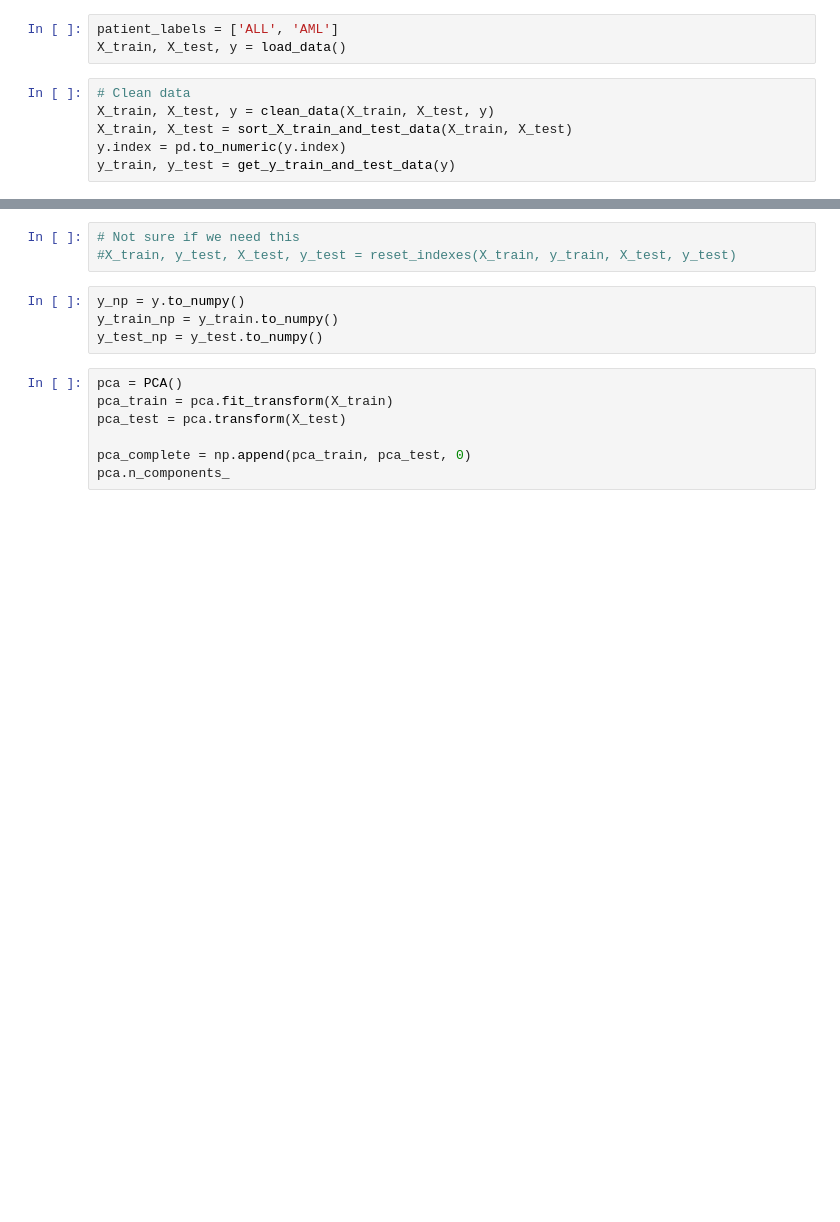
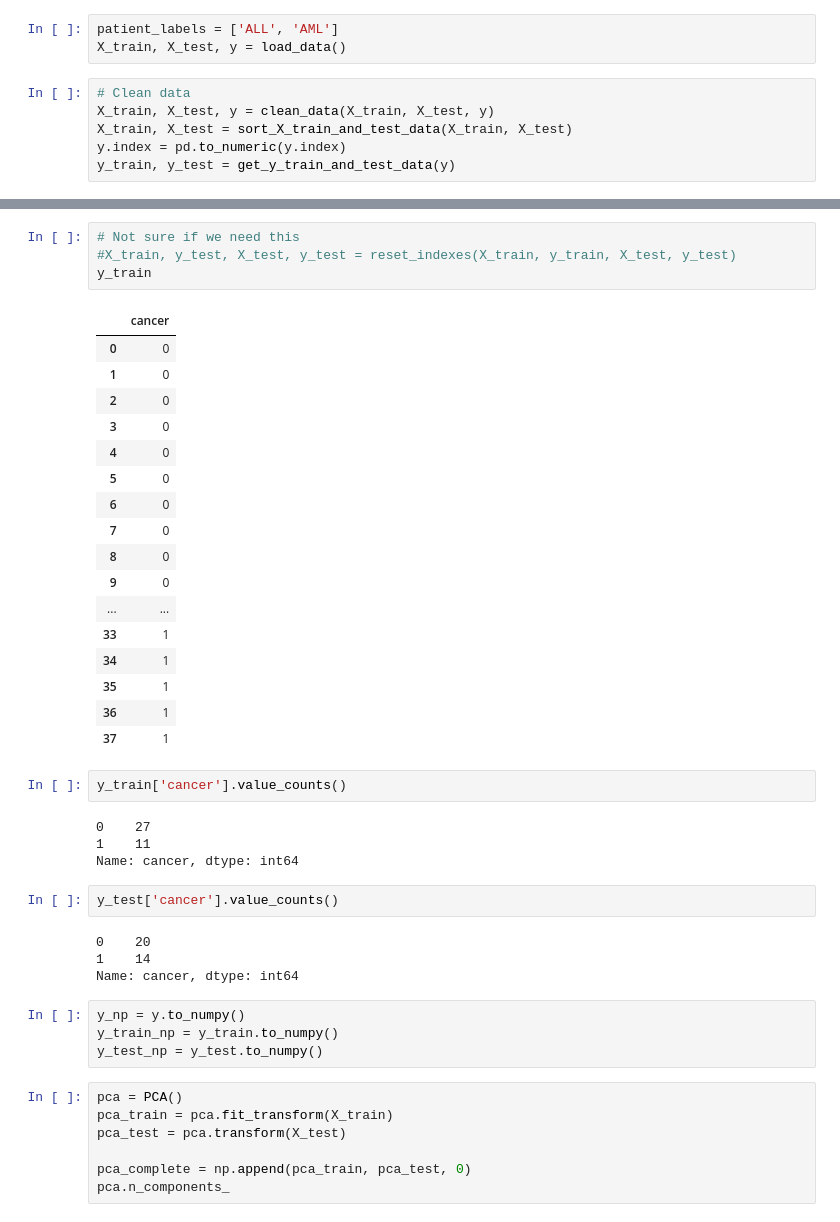
Before and after one commit to CornelisseMichael/Datamining, a Jupyter notebook: project/Results.ipynb, the cells around one changed output, grey strips where cells are left out. Cells and saved outputs as stored; diff of their text form; blank space fills up the shorter version.

```diff
--- a/project/Results.ipynb
+++ b/project/Results.ipynb
@@ -35,6 +56,37 @@ y_train, y_test = get_y_train_and_test_data(y)
 # %%
 # Not sure if we need this
 #X_train, y_test, X_test, y_test = reset_indexes(X_train, y_train, X_test, y_test)
+y_train
+# %% [output]
+|  | cancer |
+| 0 | 0 |
+| 1 | 0 |
+| 2 | 0 |
+| 3 | 0 |
+| 4 | 0 |
+| 5 | 0 |
+| 6 | 0 |
+| 7 | 0 |
+| 8 | 0 |
+| 9 | 0 |
+| ... | ... |
+| 33 | 1 |
+| 34 | 1 |
+| 35 | 1 |
+| 36 | 1 |
+| 37 | 1 |
+# %%
+y_train['cancer'].value_counts()
+# %% [output]
+0    27
+1    11
+Name: cancer, dtype: int64
+# %%
+y_test['cancer'].value_counts()
+# %% [output]
+0    20
+1    14
+Name: cancer, dtype: int64
 # %%
 y_np = y.to_numpy()
 y_train_np = y_train.to_numpy()
```
Also changed, not shown: parts of 12 cells of this notebook, 1 other file.
